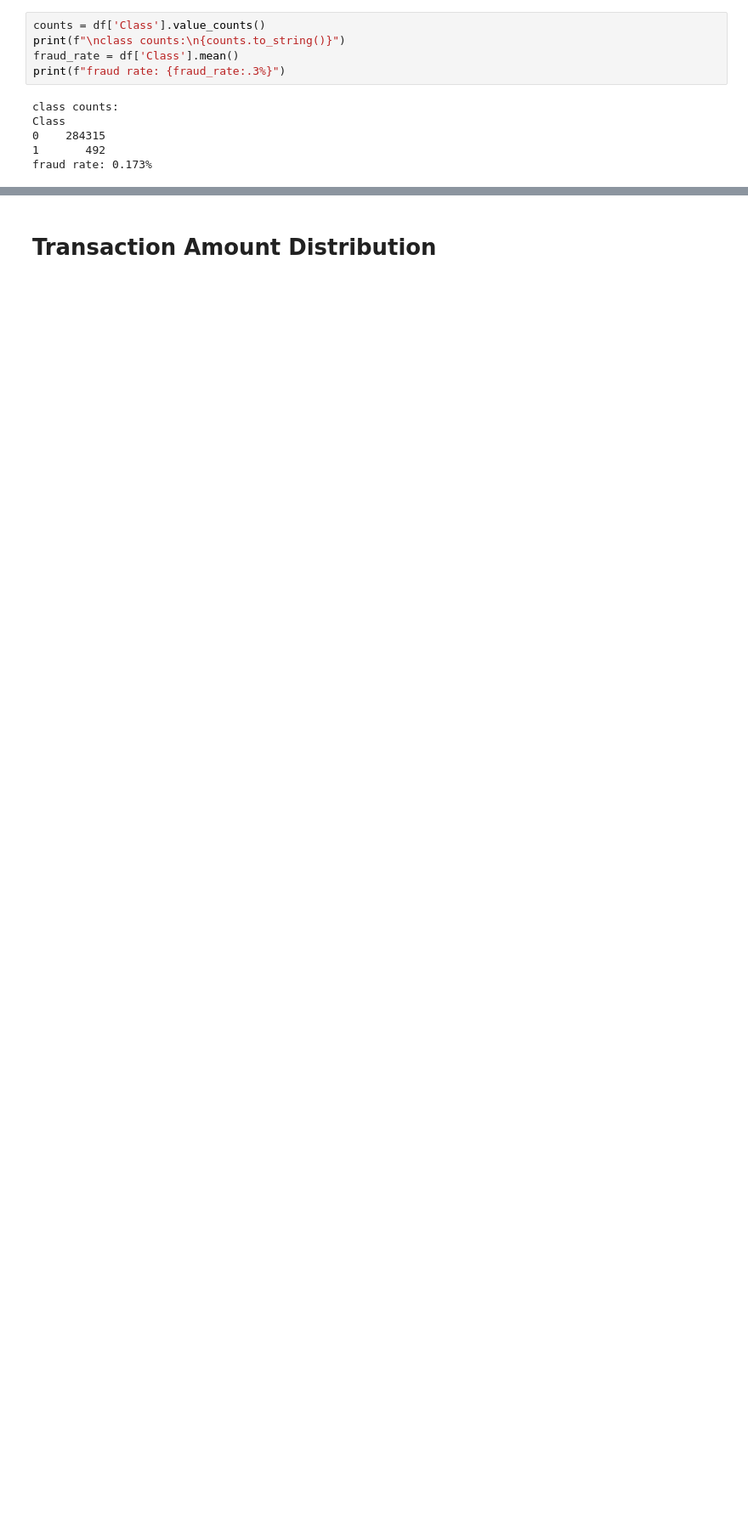
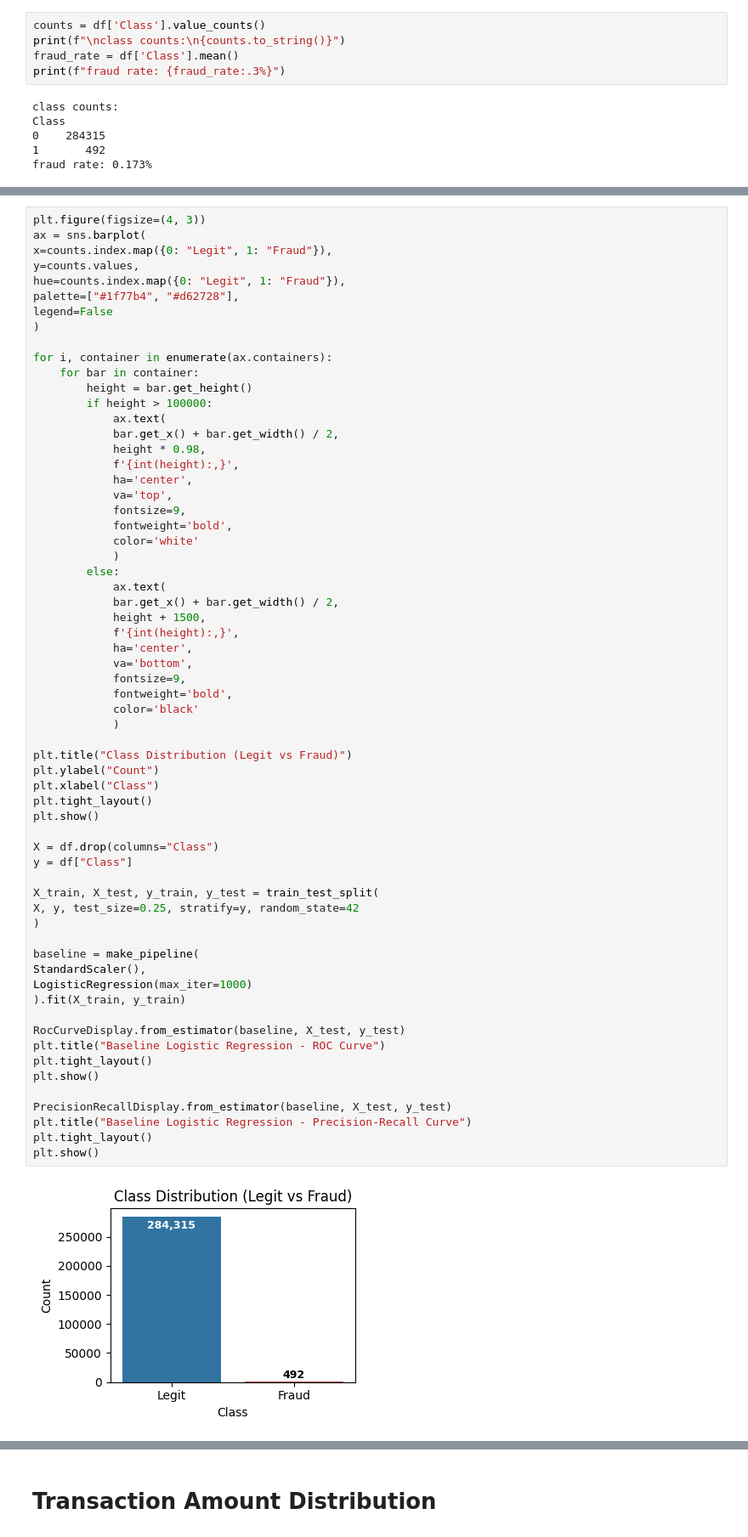
Before and after one commit to sharkz0912/creditcard-fraud-detection, a Jupyter notebook: notebooks/EDA.ipynb, the cells around one changed output, grey strips where cells are left out. Shown at 85% size. Cells and saved outputs as stored; diff of their text form; blank space fills up the shorter version.

```diff
--- a/notebooks/EDA.ipynb
+++ b/notebooks/EDA.ipynb
@@ -67,0 +69,65 @@ average fraud amount: 122.21
+# %%
+plt.figure(figsize=(4, 3))
+ax = sns.barplot(
+x=counts.index.map({0: "Legit", 1: "Fraud"}),
+y=counts.values,
+hue=counts.index.map({0: "Legit", 1: "Fraud"}),
+palette=["#1f77b4", "#d62728"],
+legend=False
+)
+
+for i, container in enumerate(ax.containers):
+    for bar in container:
+        height = bar.get_height()
+        if height > 100000:
+            ax.text(
+            bar.get_x() + bar.get_width() / 2,
+            height * 0.98,
+            f'{int(height):,}',
+            ha='center',
+            va='top',
+            fontsize=9,
+            fontweight='bold',
+            color='white'
+            )
+        else:
+            ax.text(
+            bar.get_x() + bar.get_width() / 2,
+            height + 1500,
+            f'{int(height):,}',
+            ha='center',
+            va='bottom',
+            fontsize=9,
+            fontweight='bold',
+            color='black'
+            )
+
+plt.title("Class Distribution (Legit vs Fraud)")
+plt.ylabel("Count")
+plt.xlabel("Class")
+plt.tight_layout()
+plt.show()
+
+X = df.drop(columns="Class")
+y = df["Class"]
+
+X_train, X_test, y_train, y_test = train_test_split(
+X, y, test_size=0.25, stratify=y, random_state=42
+)
+
+baseline = make_pipeline(
+StandardScaler(),
+LogisticRegression(max_iter=1000)
+).fit(X_train, y_train)
+
+RocCurveDisplay.from_estimator(baseline, X_test, y_test)
+plt.title("Baseline Logistic Regression - ROC Curve")
+plt.tight_layout()
+plt.show()
+
+PrecisionRecallDisplay.from_estimator(baseline, X_test, y_test)
+plt.title("Baseline Logistic Regression - Precision-Recall Curve")
+plt.tight_layout()
+plt.show()
+# %% [output]
+[figure, added]
```
Also changed, not shown: parts of 5 cells of this notebook, 1 other file.
